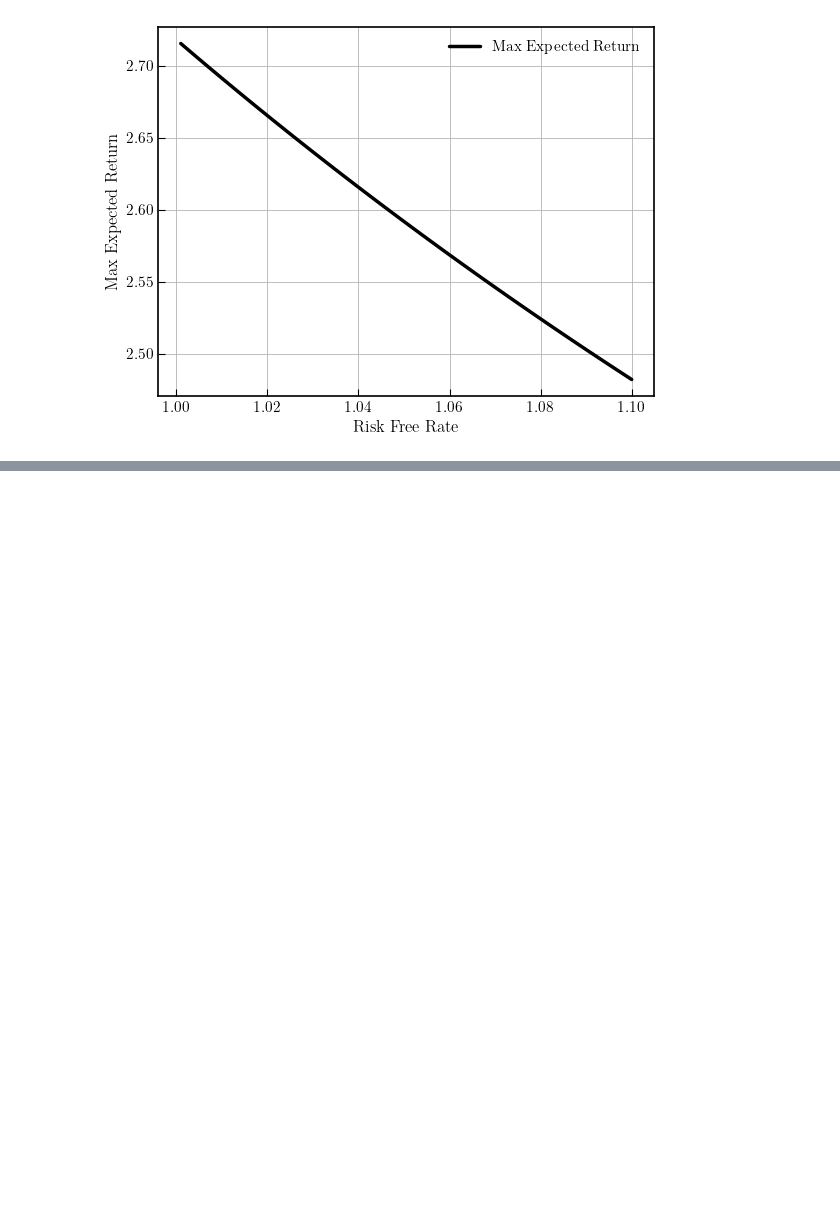
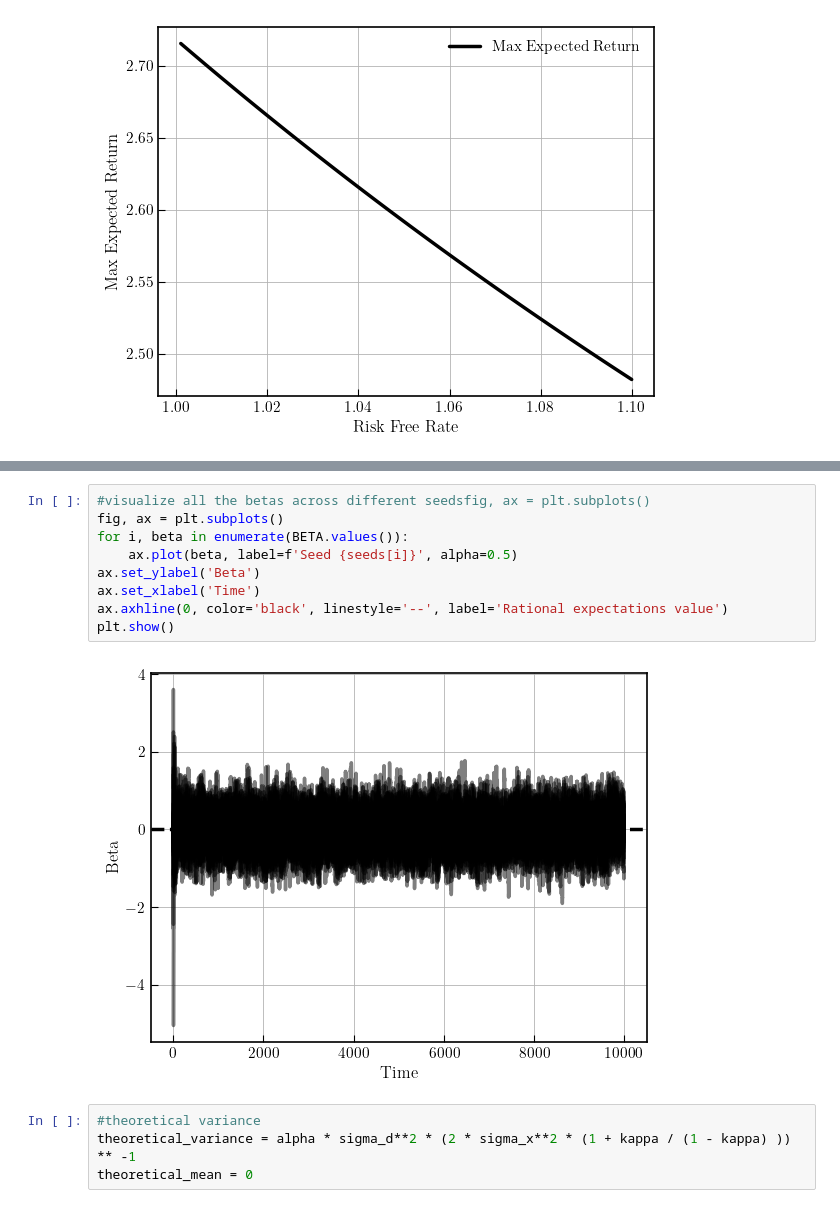
Before and after one commit to TommasoDF/Lasso_paper, a Jupyter notebook: Theory/Adam_Marcet_OLS.ipynb, the cells around one changed output, grey strips where cells are left out. Cells and saved outputs as stored; diff of their text form; blank space fills up the shorter version.

```diff
--- a/Theory/Adam_Marcet_OLS.ipynb
+++ b/Theory/Adam_Marcet_OLS.ipynb
@@ -236,0 +325,15 @@ delta ** (1 - gamma)
+# %%
+#visualize all the betas across different seedsfig, ax = plt.subplots()
+fig, ax = plt.subplots()
+for i, beta in enumerate(BETA.values()):
+    ax.plot(beta, label=f'Seed {seeds[i]}', alpha=0.5)
+ax.set_ylabel('Beta')
+ax.set_xlabel('Time')
+ax.axhline(0, color='black', linestyle='--', label='Rational expectations value')
+plt.show()
+# %% [output]
+[figure, added]
+# %%
+#theoretical variance
+theoretical_variance = alpha * sigma_d**2 * (2 * sigma_x**2 * (1 + kappa / (1 - kappa) )) ** -1
+theoretical_mean = 0
```
Also changed, not shown: parts of 9 cells of this notebook, 29 other files.
